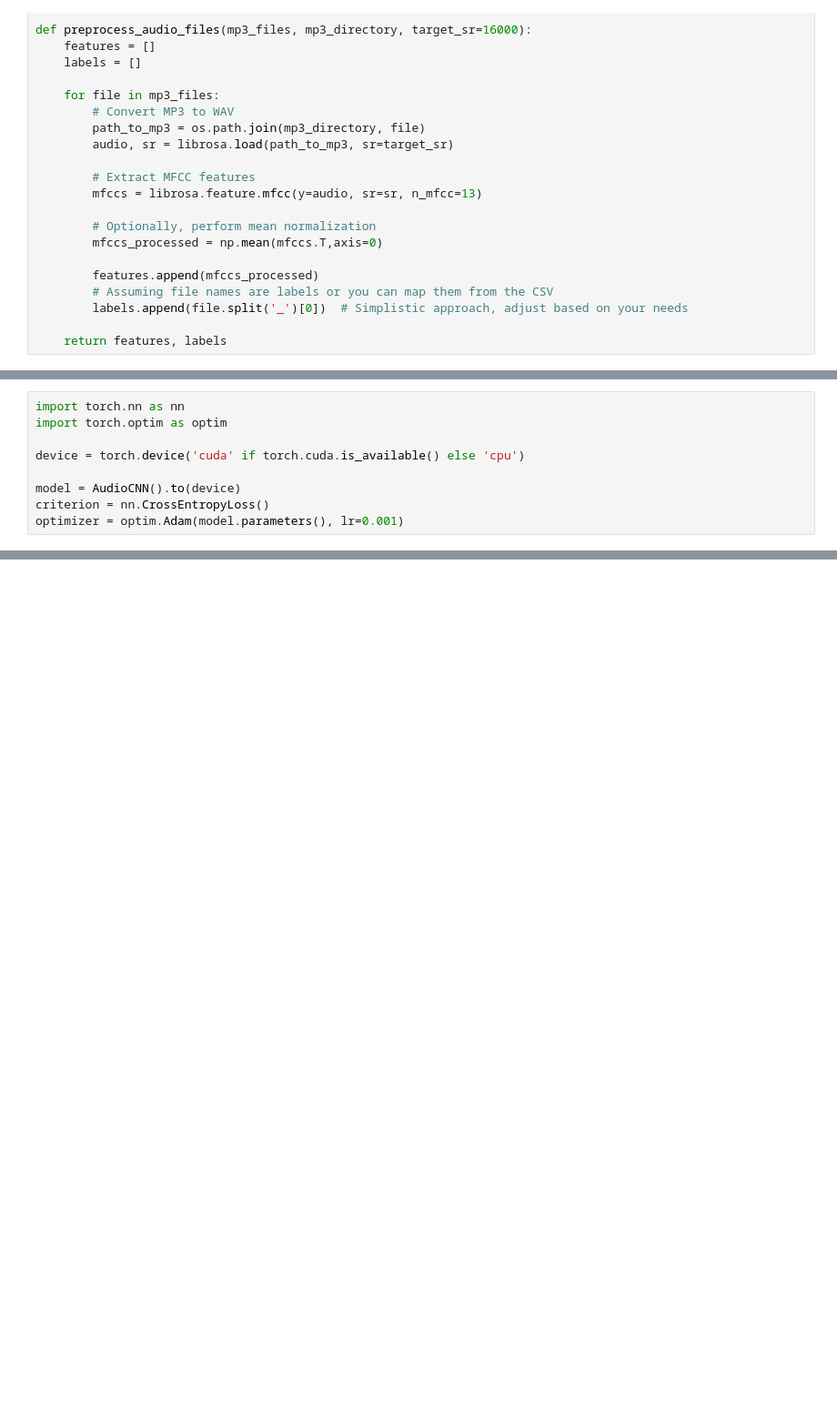
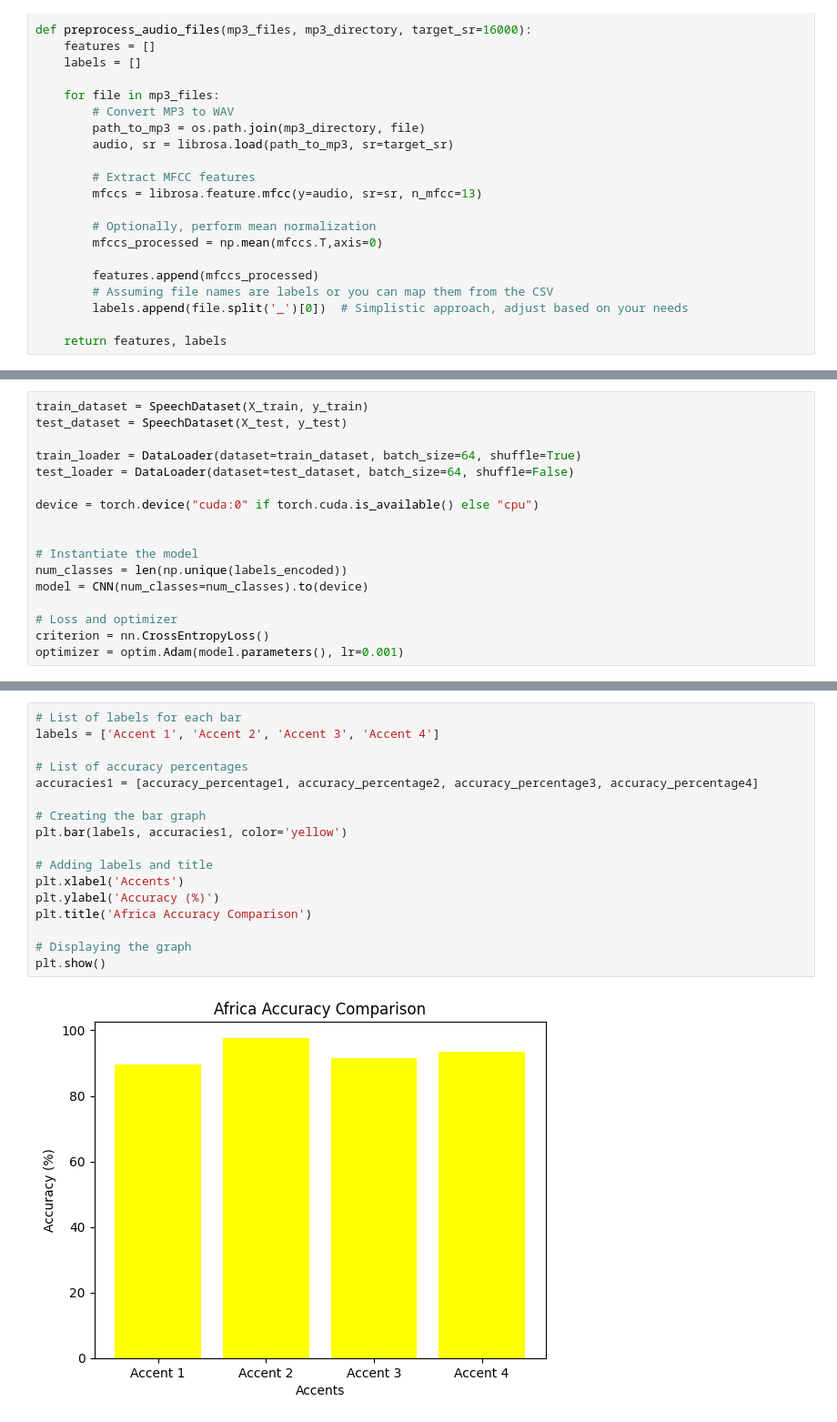
Before and after one commit to AversiveCow36791/DS500-Capstone, a Jupyter notebook: Data_Cleaning_&_Preprocessing_with_CNN.ipynb, the cells around one changed output, grey strips where cells are left out. Shown at 91% size. Saved outputs shown, nothing was run; the diff lists cells and outputs as text; blank space fills up the shorter version.

```diff
--- a/Data_Cleaning_&_Preprocessing_with_CNN.ipynb
+++ b/Data_Cleaning_&_Preprocessing_with_CNN.ipynb
@@ -253,9 +166,17 @@ Step 2: Define Model, Loss Function, and Optimizer
 # %%
-import torch.nn as nn
-import torch.optim as optim
+train_dataset = SpeechDataset(X_train, y_train)
+test_dataset = SpeechDataset(X_test, y_test)
 
-device = torch.device('cuda' if torch.cuda.is_available() else 'cpu')
+train_loader = DataLoader(dataset=train_dataset, batch_size=64, shuffle=True)
+test_loader = DataLoader(dataset=test_dataset, batch_size=64, shuffle=False)
 
-model = AudioCNN().to(device)
+device = torch.device("cuda:0" if torch.cuda.is_available() else "cpu")
+
+
+# Instantiate the model
+num_classes = len(np.unique(labels_encoded))
+model = CNN(num_classes=num_classes).to(device)
+
+# Loss and optimizer
 criterion = nn.CrossEntropyLoss()
 optimizer = optim.Adam(model.parameters(), lr=0.001)
@@ -292,0 +531,19 @@ NameError: name 'model' is not defined
+# %%
+# List of labels for each bar
+labels = ['Accent 1', 'Accent 2', 'Accent 3', 'Accent 4']
+
+# List of accuracy percentages
+accuracies1 = [accuracy_percentage1, accuracy_percentage2, accuracy_percentage3, accuracy_percentage4]
+
+# Creating the bar graph
+plt.bar(labels, accuracies1, color='yellow')
+
+# Adding labels and title
+plt.xlabel('Accents')
+plt.ylabel('Accuracy (%)')
+plt.title('Africa Accuracy Comparison')
+
+# Displaying the graph
+plt.show()
+# %% [output]
+[figure, added]
```
Also changed, not shown: parts of 43 cells of this notebook.
